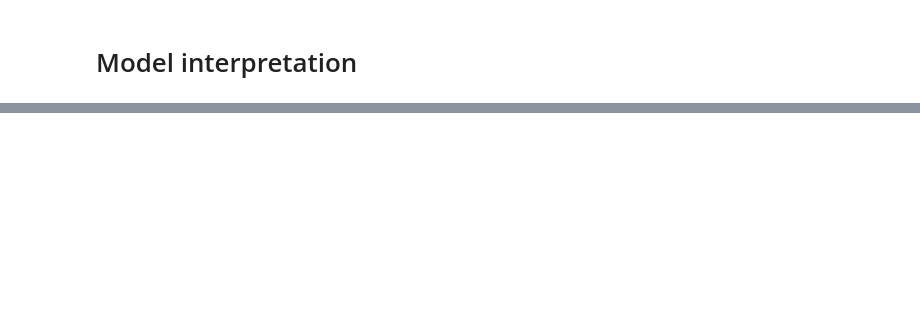
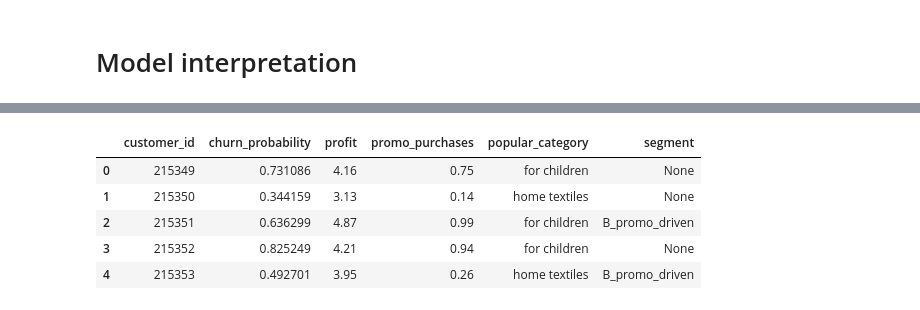
Before and after one commit to alexkeram/mini-etl-dbt-prefect, a Jupyter notebook: teach-model.ipynb, the cells around one changed output, grey strips where cells are left out. Saved outputs shown, nothing was run; the diff lists cells and outputs as text; code cells hidden in the pictures; blank space fills up the shorter version.

```diff
--- a/teach-model.ipynb
+++ b/teach-model.ipynb
@@ -1432,0 +1076,76 @@ This segment includes **245 customers** (over 12% of the base) and contributes d
+# %%
+DB_PATH = "warehouse.duckdb"
+con = duckdb.connect(DB_PATH, read_only=True)
+
+# 1) Load the wide table once (it already has profit, promo_purchases, popular_category, etc.)
+base = con.execute("""
+                   select *
+                   from analytics_marts.modeling_dataset
+                   """).df()
+
+# Keep only customers we can score (optionally, you may score all)
+# If the target column exists, do not use it as a feature.
+if "customer_activity" in base.columns:
+    base_for_features = base.drop(columns=["customer_activity"])
+else:
+    base_for_features = base.copy()
+
+# 2) Use the SAME feature set/order as during training
+#    (X was created in the previous ML step right before the split)
+feature_cols = X.columns.tolist()  # <- reuse trained feature columns
+assert all(c in base_for_features.columns for c in feature_cols), \
+    "Some training features are missing in modeling_dataset"
+
+X_all = base_for_features[feature_cols].copy()
+
+# 3) Predict churn probabilities with the best full pipeline
+#    (best_model is the Pipeline: preprocessor + estimator)
+proba = best_model.predict_proba(X_all)[:, 1]  # class 'decreased' = 1
+
+# 4) Assemble the segmentation frame
+df_segmentation = pd.DataFrame({
+    "customer_id": base["customer_id"].values,
+    "churn_probability": proba
+})
+
+# 5) Attach business fields needed for segmentation
+cols_to_attach = [c for c in ["profit", "promo_purchases", "popular_category"] if c in base.columns]
+df_segmentation = df_segmentation.merge(
+    base[["customer_id"] + cols_to_attach],
+    on="customer_id", how="left"
+)
+
+display(df_segmentation.head())
+
+# --- (optional) build segments right away --------------------
+# Thresholds can be tuned; here is a simple, transparent set:
+p_high = 0.70  # high churn risk
+profit_high = df_segmentation["profit"].quantile(0.75) if "profit" in df_segmentation else np.nan
+promo_med = df_segmentation["promo_purchases"].median() if "promo_purchases" in df_segmentation else np.nan
+
+
+def tag_segment(row):
+    """Return A/B/C according to the business rules, or None."""
+    p = row["churn_probability"]
+    prof = row.get("profit", np.nan)
+    promo = row.get("promo_purchases", np.nan)
+    cat = row.get("popular_category", None)
+
+    # Segment A — High Value at Risk
+    if p >= p_high and pd.notna(prof) and prof >= profit_high:
+        return "A_high_value_at_risk"
+
+    # Segment B — Promo-Driven
+    if p >= 0.40 and p < p_high and pd.notna(promo) and promo >= promo_med:
+        return "B_promo_driven"
+
+    # Segment C — Category-Specific Risk (Kids products)
+    if p >= 0.40 and (cat == "Kids products"):
+        return "C_kids_category_risk"
+
+    return None
+
+
+df_segmentation["segment"] = df_segmentation.apply(tag_segment, axis=1)
+display(df_segmentation.head())
+# %% [output]
@@ -1432,0 +1158,6 @@ This segment includes **245 customers** (over 12% of the base) and contributes d
+|  | customer_id | churn_probability | profit | promo_purchases | popular_category | segment |
+| 0 | 215349 | 0.731086 | 4.16 | 0.75 | for children | None |
+| 1 | 215350 | 0.344159 | 3.13 | 0.14 | home textiles | None |
+| 2 | 215351 | 0.636299 | 4.87 | 0.99 | for children | B_promo_driven |
+| 3 | 215352 | 0.825249 | 4.21 | 0.94 | for children | None |
+| 4 | 215353 | 0.492701 | 3.95 | 0.26 | home textiles | B_promo_driven |
```
Also changed, not shown: parts of 72 cells of this notebook, 10 other files.
